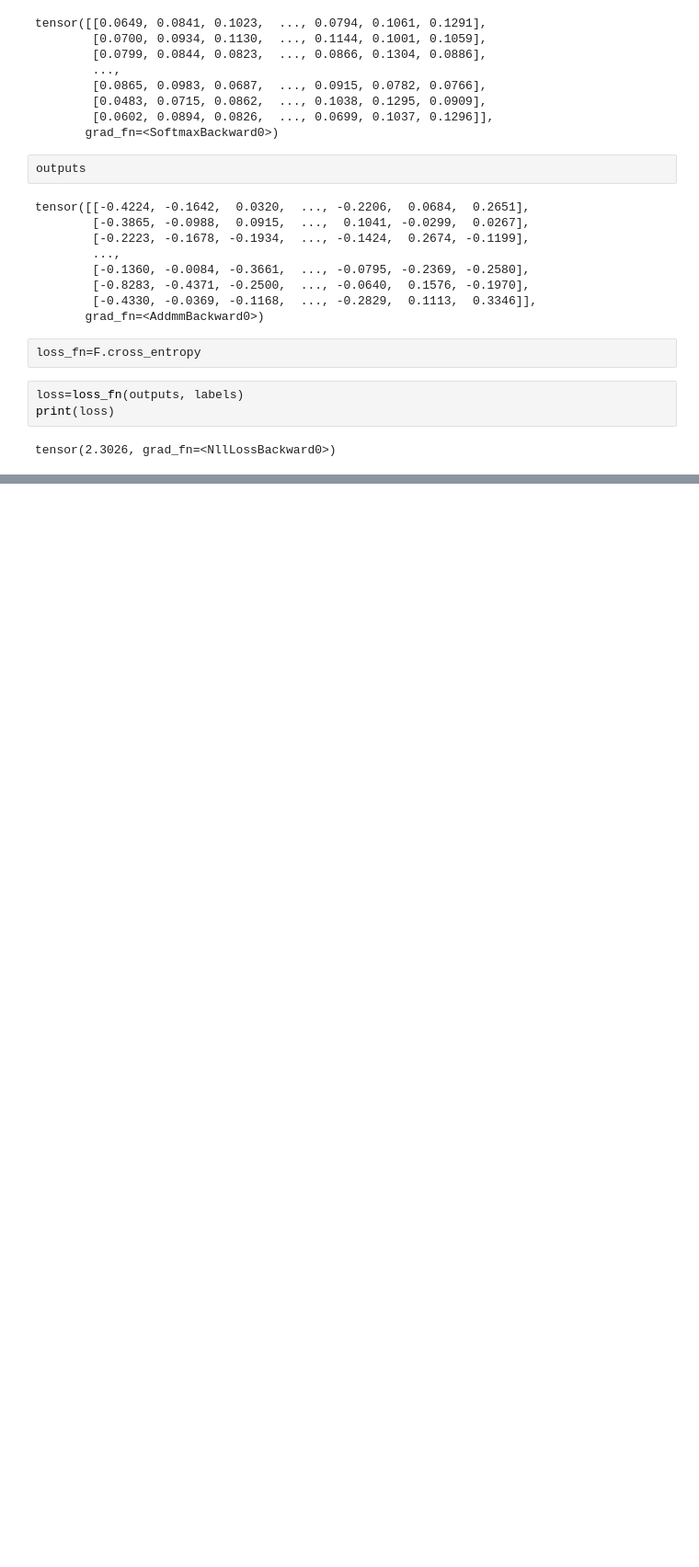
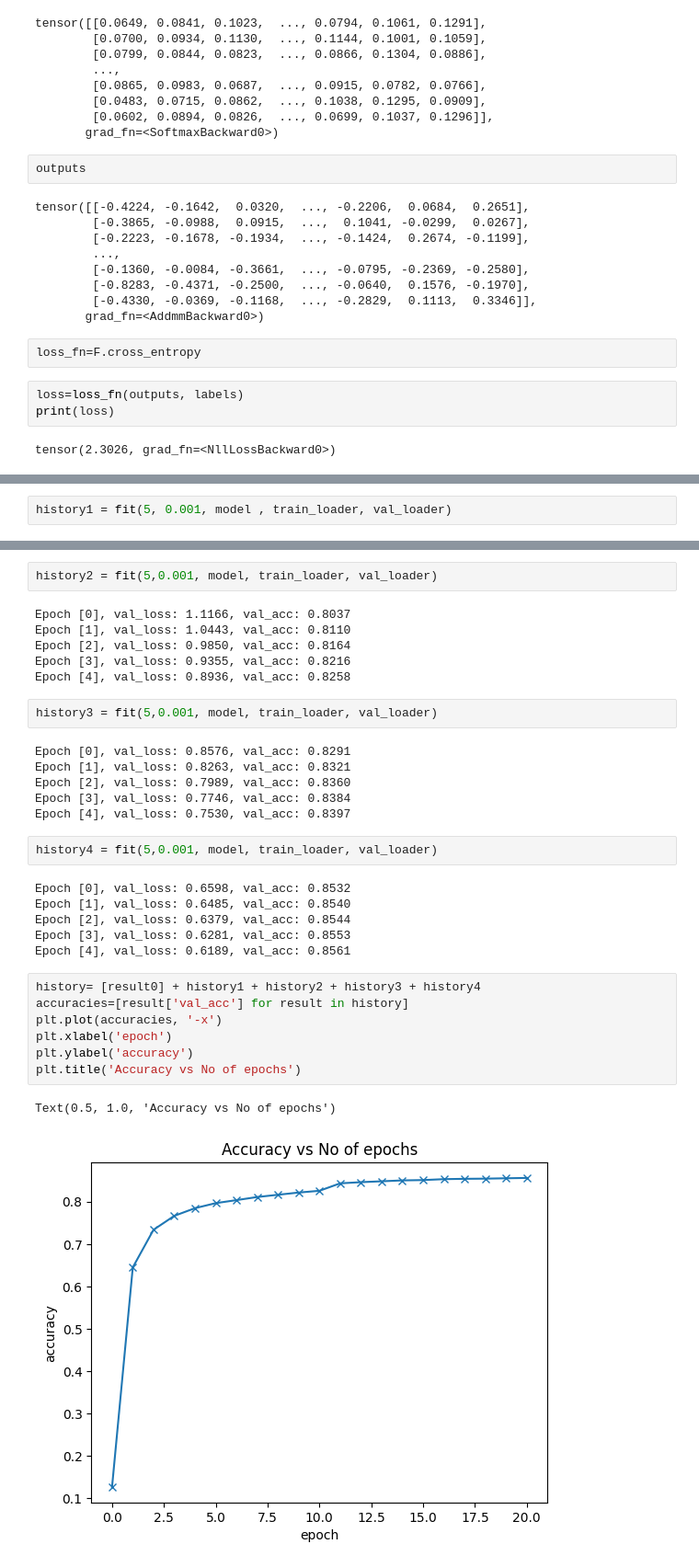
Before and after one commit to varshhhy7/awesome-pytorch, a Jupyter notebook: image_and_logistics.ipynb, the cells around one changed output, grey strips where cells are left out. Shown at 92% size. Drawn from its saved outputs; the diff is of its cells as text; blank space fills up the shorter version.

Commit message:
training model

```diff
--- a/image_and_logistics.ipynb
+++ b/image_and_logistics.ipynb
@@ -307,0 +386,2 @@ tensor(2.3026, grad_fn=<NllLossBackward0>)
+# %%
+history1 = fit(5, 0.001, model , train_loader, val_loader)
@@ -307,0 +394,34 @@ tensor(2.3026, grad_fn=<NllLossBackward0>)
+# %%
+history2 = fit(5,0.001, model, train_loader, val_loader)
+# %% [output]
+Epoch [0], val_loss: 1.1166, val_acc: 0.8037
+Epoch [1], val_loss: 1.0443, val_acc: 0.8110
+Epoch [2], val_loss: 0.9850, val_acc: 0.8164
+Epoch [3], val_loss: 0.9355, val_acc: 0.8216
+Epoch [4], val_loss: 0.8936, val_acc: 0.8258
+# %%
+history3 = fit(5,0.001, model, train_loader, val_loader)
+# %% [output]
+Epoch [0], val_loss: 0.8576, val_acc: 0.8291
+Epoch [1], val_loss: 0.8263, val_acc: 0.8321
+Epoch [2], val_loss: 0.7989, val_acc: 0.8360
+Epoch [3], val_loss: 0.7746, val_acc: 0.8384
+Epoch [4], val_loss: 0.7530, val_acc: 0.8397
+# %%
+history4 = fit(5,0.001, model, train_loader, val_loader)
+# %% [output]
+Epoch [0], val_loss: 0.6598, val_acc: 0.8532
+Epoch [1], val_loss: 0.6485, val_acc: 0.8540
+Epoch [2], val_loss: 0.6379, val_acc: 0.8544
+Epoch [3], val_loss: 0.6281, val_acc: 0.8553
+Epoch [4], val_loss: 0.6189, val_acc: 0.8561
+# %%
+history= [result0] + history1 + history2 + history3 + history4
+accuracies=[result['val_acc'] for result in history]
+plt.plot(accuracies, '-x')
+plt.xlabel('epoch')
+plt.ylabel('accuracy')
+plt.title('Accuracy vs No of epochs')
+# %% [output]
+Text(0.5, 1.0, 'Accuracy vs No of epochs')
+[figure, added]
```
Also changed, not shown: parts of 7 cells of this notebook.
